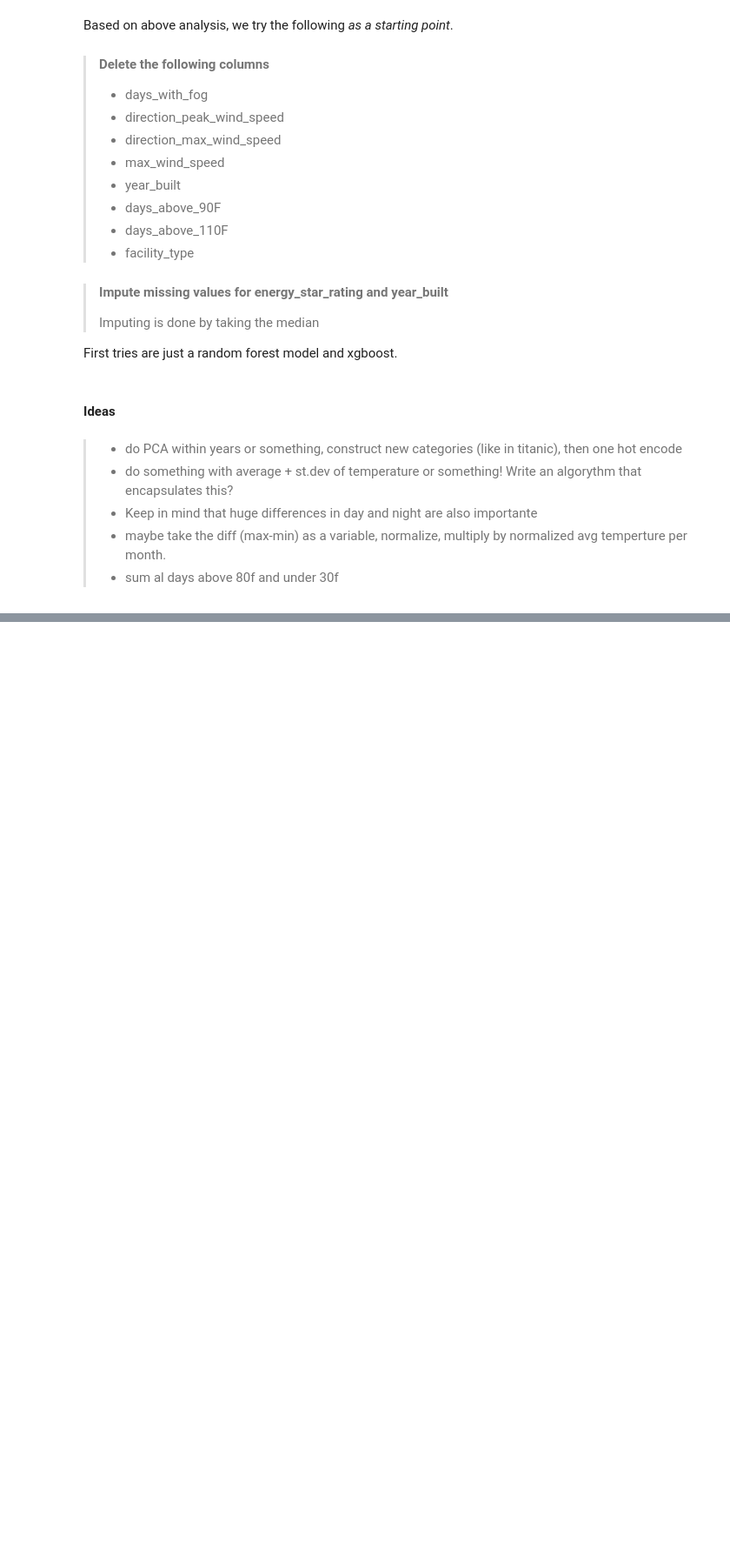
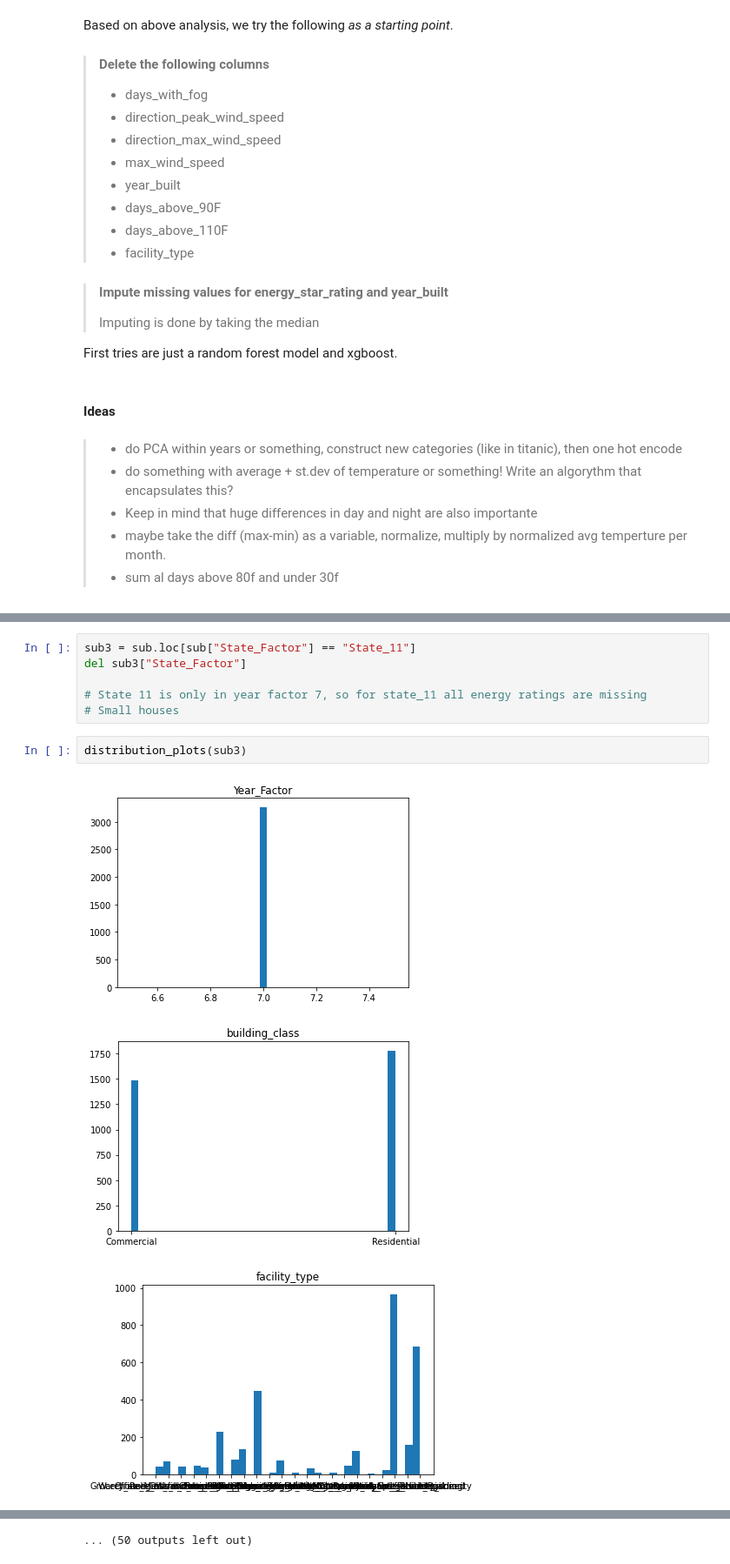
Before and after one commit to ccfelius/WIDS, a Jupyter notebook: stats/ExplorationStats.ipynb, the cells around one changed output, grey strips where cells are left out. Shown at 87% size. Cells and saved outputs as stored; diff of their text form; blank space fills up the shorter version.

```diff
--- a/stats/ExplorationStats.ipynb
+++ b/stats/ExplorationStats.ipynb
@@ -238,0 +404,12 @@ First tries are just a random forest model and xgboost.
+# %%
+sub3 = sub.loc[sub["State_Factor"] == "State_11"]
+del sub3["State_Factor"]
+
+# State 11 is only in year factor 7, so for state_11 all energy ratings are missing
+# Small houses
+# %%
+distribution_plots(sub3)
+# %% [output]
+[figure, added]
+[figure, added]
+[figure, added]
@@ -238,0 +425 @@ First tries are just a random forest model and xgboost.
+... (50 outputs left out)
```
Also changed, not shown: parts of 24 cells of this notebook, 1 other file.
